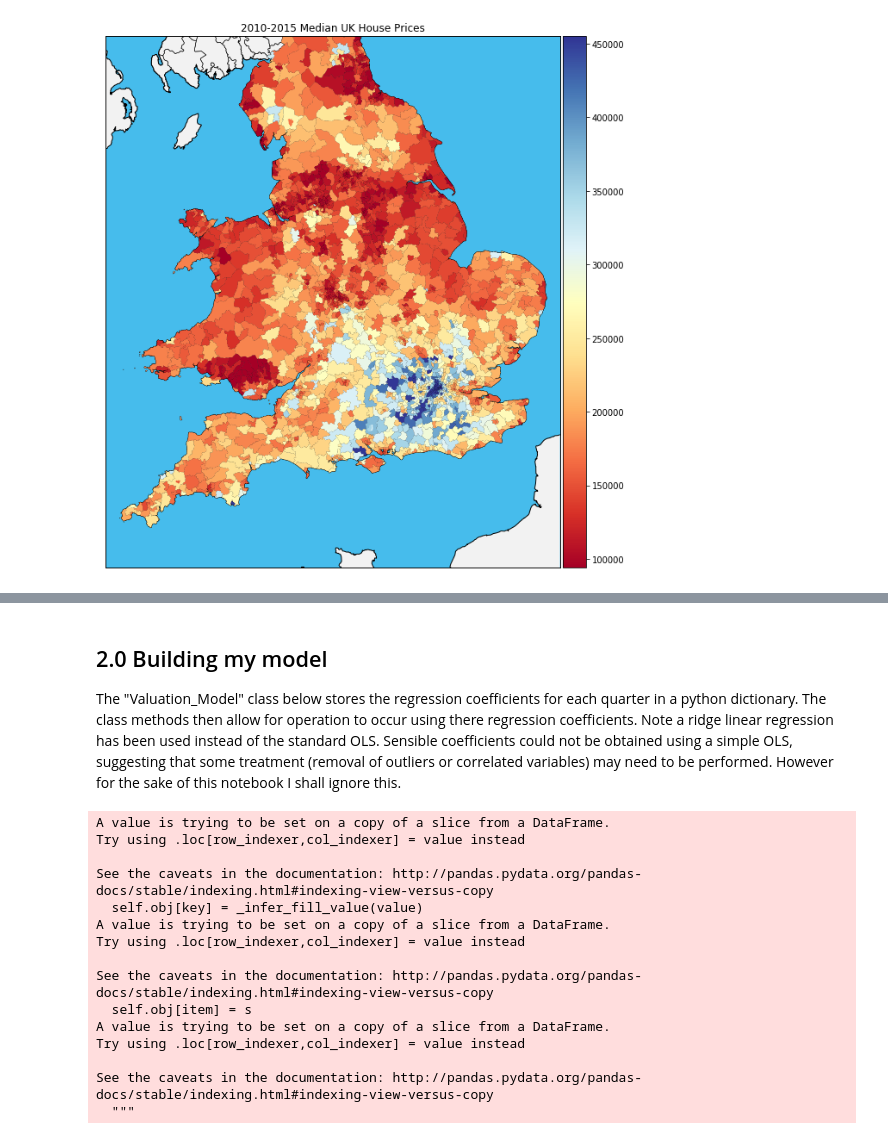
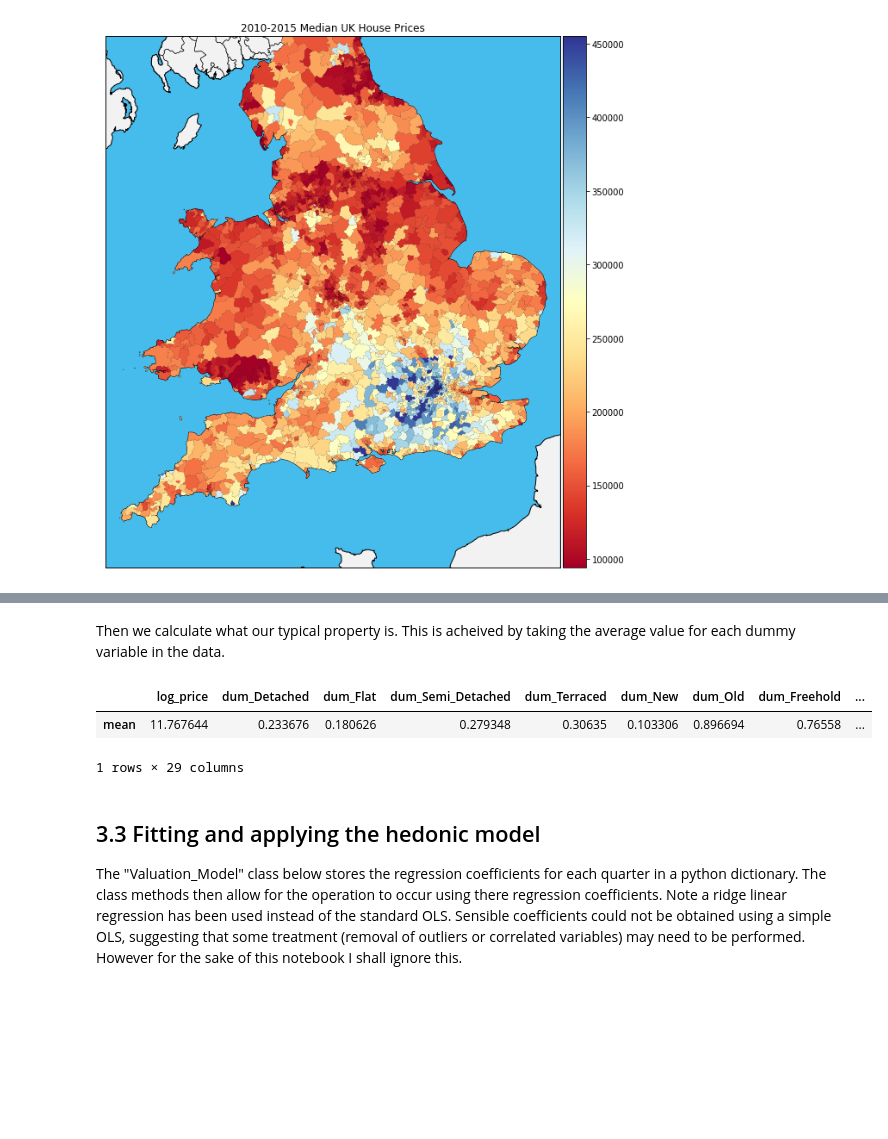
Before and after one commit to Cemlyn/UK-Housing-Market, a Jupyter notebook: House_Price_Index.ipynb, the cells around one changed output, grey strips where cells are left out. Drawn from its saved outputs; the diff is of its cells as text; code cells hidden in the pictures; blank space fills up the shorter version.

```diff
--- a/House_Price_Index.ipynb
+++ b/House_Price_Index.ipynb
@@ -309,6 +365,16 @@ $$ \ln({value_p^t})= \beta_0^t + \sum{\beta_k^t x_{kp}}$$
+# %% [markdown]
+Then we calculate what our typical property is. This is acheived by taking the average value for each dummy variable in the data.
+# %%
+#Getting the average property based on dummy types
+Typical = df3.describe().iloc[1].to_frame().T
+Typical
+# %% [output]
+|  | log_price | dum_Detached | dum_Flat | dum_Semi_Detached | dum_Terraced | dum_New | dum_Old | dum_Freehold | ... |
+| mean | 11.767644 | 0.233676 | 0.180626 | 0.279348 | 0.30635 | 0.103306 | 0.896694 | 0.76558 | ... |
+1 rows × 29 columns
 # %% [markdown]
-## 2.0 Building my model
-The "Valuation_Model" class below stores the regression coefficients for each quarter in a python dictionary. The class methods then allow for operation to occur using there regression coefficients. Note a ridge linear regression has been used instead of the standard OLS. Sensible coefficients could not be obtained using a simple OLS, suggesting that some treatment (removal of outliers or correlated variables) may need to be performed. However for the sake of this notebook I shall ignore this.
+## 3.3 Fitting and applying the hedonic model
+The "Valuation_Model" class below stores the regression coefficients for each quarter in a python dictionary. The class methods then allow for the operation to occur using there regression coefficients. Note a ridge linear regression has been used instead of the standard OLS. Sensible coefficients could not be obtained using a simple OLS, suggesting that some treatment (removal of outliers or correlated variables) may need to be performed. However for the sake of this notebook I shall ignore this.
 # %%
 from sklearn.linear_model import Ridge
 
@@ -363,34 +428,3 @@ class Valuation_Model(object):
     ''' Returns a dataframe containing the value of a portfolio overtime '''
     def value_portfolio(self, portfolio):
         return 0
-# %%
-df_2 = df[['Date','price','Property','Age','Duration','Output Area Classification Name','Region Name']]
-
-# Remapping some of the variables
-df_2.loc[:,'Sale_quarter'] = df_2.Date.dt.to_period('Q')
-df_2['log_price'] = np.log(df_2.price)
-
-# Converting variables into dummy variables
-dummy_vars = ['Property','Age','Duration','Output Area Classification Name','Region Name']
-df_3 = pd.get_dummies(df_2, columns=dummy_vars, prefix='dum')
-
-# Getting a typcial property in 1995Q1 (getting the mean value for each dummy variable in 1995Q1)
-a = reg_data_2[reg_data_2['Sale_quarter']==pd.Period("1995-01", freq='Q')].describe()
-typcial_property = pd.DataFrame( a.loc['mean',:]).T.drop(['price','log_price'], axis=1)
-typcial_property
-# %% [output]
-A value is trying to be set on a copy of a slice from a DataFrame.
-Try using .loc[row_indexer,col_indexer] = value instead
-
-See the caveats in the documentation: http://pandas.pydata.org/pandas-docs/stable/indexing.html#indexing-view-versus-copy
-  self.obj[key] = _infer_fill_value(value)
-A value is trying to be set on a copy of a slice from a DataFrame.
-Try using .loc[row_indexer,col_indexer] = value instead
-
-See the caveats in the documentation: http://pandas.pydata.org/pandas-docs/stable/indexing.html#indexing-view-versus-copy
-  self.obj[item] = s
-A value is trying to be set on a copy of a slice from a DataFrame.
-Try using .loc[row_indexer,col_indexer] = value instead
-
-See the caveats in the documentation: http://pandas.pydata.org/pandas-docs/stable/indexing.html#indexing-view-versus-copy
-  """
```
Also changed, not shown: parts of 26 cells of this notebook.
